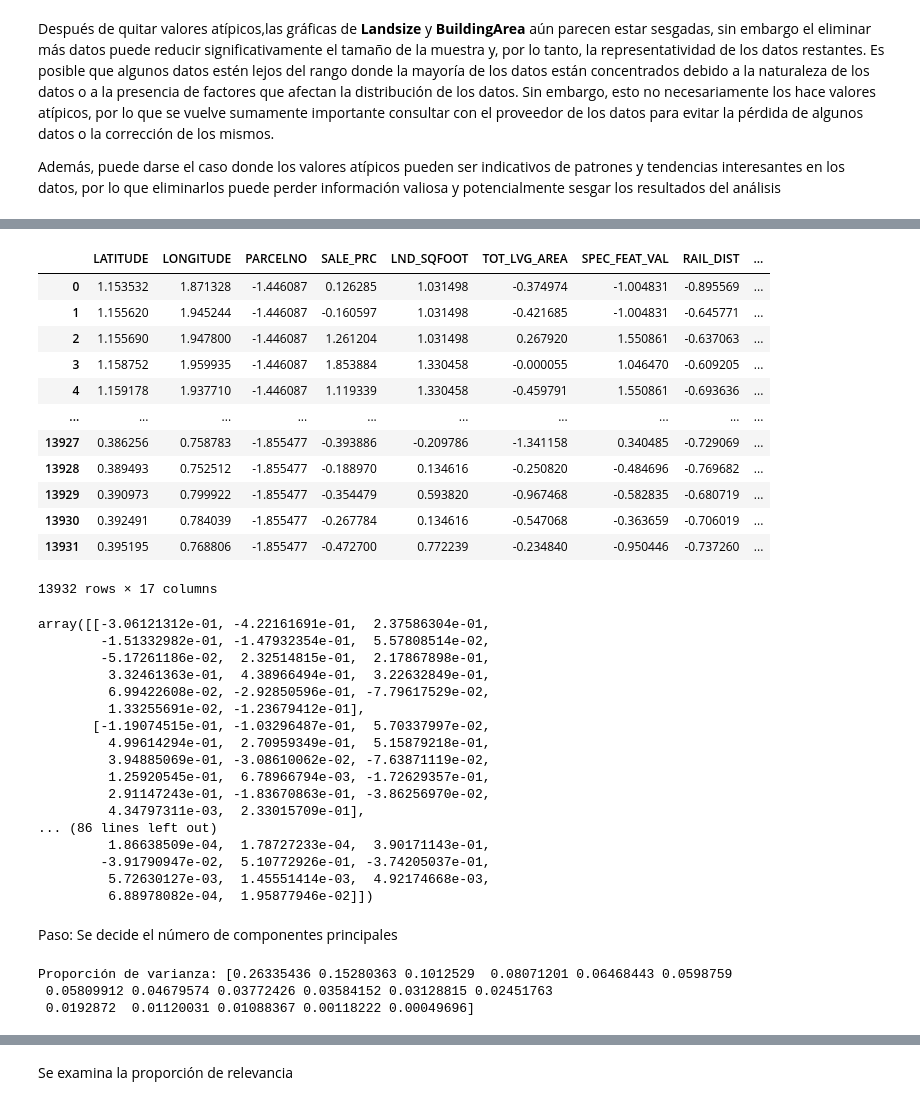
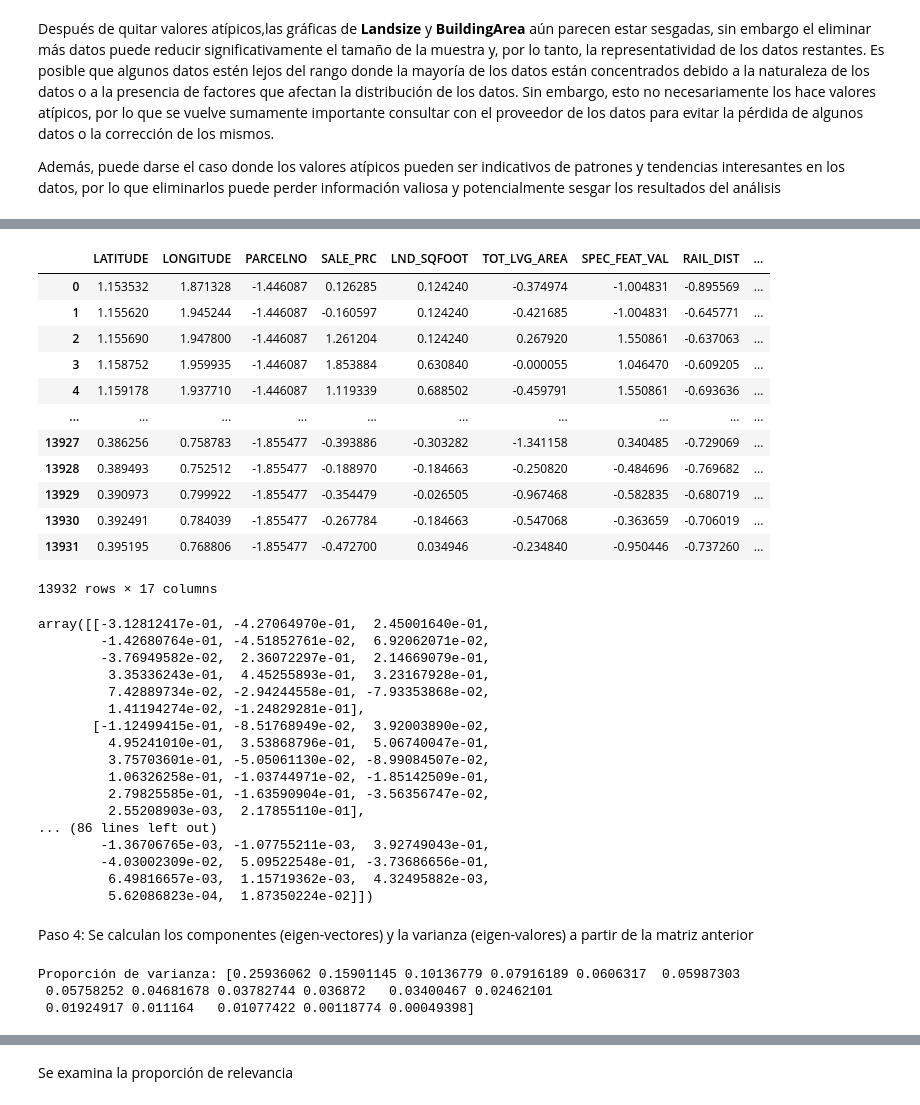
Before and after one commit to OswaCabrera/DataMining, a Jupyter notebook: OCP-HRD-Practica6.ipynb, the cells around one changed output, grey strips where cells are left out. Cells and saved outputs as stored; diff of their text form; code cells hidden in the pictures.

```diff
--- a/OCP-HRD-Practica6.ipynb
+++ b/OCP-HRD-Practica6.ipynb
@@ -49,6 +50,6 @@ import seaborn as sns             # Para la visualización de datos basado en ma
 # Para generar y almacenar los gráficos dentro del cuaderno
 # %%
-DatosMiami = pd.read_csv("Data/miami-housing.csv")
+DatosMiami = pd.read_csv("https://raw.githubusercontent.com/OswaCabrera/DataMining/main/Data/miami-housing.csv")
 DatosMiami
 # %% [output]
 |  | LATITUDE | LONGITUDE | PARCELNO | SALE_PRC | LND_SQFOOT | TOT_LVG_AREA | SPEC_FEAT_VAL | RAIL_DIST | ... |
@@ -340,8 +329,8 @@ La presencia de valores nulos puede afectar el rendimiento del análisis y los m
 
 La función **dropna()** de Pandas permite eliminar filas que contengan valores nulos en un DataFrame. Por defecto, esta función elimina cualquier fila que tenga al menos un valor nulo, aunque es posible especificar umbrales de valores nulos a lo largo de los ejes y eliminar solo aquellas filas que tienen valores nulos en todas sus columnas.
 # %%
-DatosMelbourne = DatosMelbourne.dropna()
-DatosMelbourne.isnull().sum()
+DatosMiami = DatosMiami.dropna()
+DatosMiami.isnull().sum()
 # %% [output]
 LATITUDE             0
 LONGITUDE            0
@@ -378,13 +367,13 @@ umbral_max = [12500]
 
 # Aplicar la función clip a cada valor atipico
 for i in range(len(VariablesValoresAtipicos)):
-    DatosMelbourne[VariablesValoresAtipicos[i]] = DatosMelbourne[VariablesValoresAtipicos[i]].clip(lower=umbral_min[i], upper=umbral_max[i])
+    DatosMiami[VariablesValoresAtipicos[i]] = DatosMiami[VariablesValoresAtipicos[i]].clip(lower=umbral_min[i], upper=umbral_max[i])
 
 for col in VariablesValoresAtipicos:
-  sns.boxplot(x=col, data=DatosMelbourne)
+  sns.boxplot(x=col, data=DatosMiami)
   plt.show()
 
-DatosMelbourne.hist(figsize=(14,14), xrot=45)
+DatosMiami.hist(figsize=(14,14), xrot=45)
 plt.show()
 # %% [output]
 [figure]
@@ -396,22 +398,22 @@ Además, puede darse el caso donde los valores atípicos pueden ser indicativos
 # %%
 from sklearn.decomposition import PCA
 from sklearn.preprocessing import StandardScaler, MinMaxScaler
 Estandarizar1 = StandardScaler() # Se instancia el objeto StandardScaler o MinMaxScaler
-MEstandarizada1 = Estandarizar1.fit_transform(DatosMelbourne) # Se calculan la media y
+MEstandarizada1 = Estandarizar1.fit_transform(DatosMiami) # Se calculan la media y
 #desviación para cada variable, y se escalan los datos
-pd.DataFrame(MEstandarizada1, columns=DatosMelbourne.columns)
+pd.DataFrame(MEstandarizada1, columns=DatosMiami.columns)
 #Los valores más grandes son los que pesarían más, por eso es necesario estandarizar los datos.
 # %% [output]
 |  | LATITUDE | LONGITUDE | PARCELNO | SALE_PRC | LND_SQFOOT | TOT_LVG_AREA | SPEC_FEAT_VAL | RAIL_DIST | ... |
-| 0 | 1.153532 | 1.871328 | -1.446087 | 0.126285 | 1.031498 | -0.374974 | -1.004831 | -0.895569 | ... |
-| 1 | 1.155620 | 1.945244 | -1.446087 | -0.160597 | 1.031498 | -0.421685 | -1.004831 | -0.645771 | ... |
-| 2 | 1.155690 | 1.947800 | -1.446087 | 1.261204 | 1.031498 | 0.267920 | 1.550861 | -0.637063 | ... |
-| 3 | 1.158752 | 1.959935 | -1.446087 | 1.853884 | 1.330458 | -0.000055 | 1.046470 | -0.609205 | ... |
-| 4 | 1.159178 | 1.937710 | -1.446087 | 1.119339 | 1.330458 | -0.459791 | 1.550861 | -0.693636 | ... |
+| 0 | 1.153532 | 1.871328 | -1.446087 | 0.126285 | 0.124240 | -0.374974 | -1.004831 | -0.895569 | ... |
+| 1 | 1.155620 | 1.945244 | -1.446087 | -0.160597 | 0.124240 | -0.421685 | -1.004831 | -0.645771 | ... |
+| 2 | 1.155690 | 1.947800 | -1.446087 | 1.261204 | 0.124240 | 0.267920 | 1.550861 | -0.637063 | ... |
+| 3 | 1.158752 | 1.959935 | -1.446087 | 1.853884 | 0.630840 | -0.000055 | 1.046470 | -0.609205 | ... |
+| 4 | 1.159178 | 1.937710 | -1.446087 | 1.119339 | 0.688502 | -0.459791 | 1.550861 | -0.693636 | ... |
 | ... | ... | ... | ... | ... | ... | ... | ... | ... | ... |
-| 13927 | 0.386256 | 0.758783 | -1.855477 | -0.393886 | -0.209786 | -1.341158 | 0.340485 | -0.729069 | ... |
-| 13928 | 0.389493 | 0.752512 | -1.855477 | -0.188970 | 0.134616 | -0.250820 | -0.484696 | -0.769682 | ... |
-| 13929 | 0.390973 | 0.799922 | -1.855477 | -0.354479 | 0.593820 | -0.967468 | -0.582835 | -0.680719 | ... |
-| 13930 | 0.392491 | 0.784039 | -1.855477 | -0.267784 | 0.134616 | -0.547068 | -0.363659 | -0.706019 | ... |
-| 13931 | 0.395195 | 0.768806 | -1.855477 | -0.472700 | 0.772239 | -0.234840 | -0.950446 | -0.737260 | ... |
+| 13927 | 0.386256 | 0.758783 | -1.855477 | -0.393886 | -0.303282 | -1.341158 | 0.340485 | -0.729069 | ... |
+| 13928 | 0.389493 | 0.752512 | -1.855477 | -0.188970 | -0.184663 | -0.250820 | -0.484696 | -0.769682 | ... |
+| 13929 | 0.390973 | 0.799922 | -1.855477 | -0.354479 | -0.026505 | -0.967468 | -0.582835 | -0.680719 | ... |
+| 13930 | 0.392491 | 0.784039 | -1.855477 | -0.267784 | -0.184663 | -0.547068 | -0.363659 | -0.706019 | ... |
+| 13931 | 0.395195 | 0.768806 | -1.855477 | -0.472700 | 0.034946 | -0.234840 | -0.950446 | -0.737260 | ... |
 13932 rows × 17 columns
@@ -420,32 +424,32 @@ pca = PCA() #Se instancia el objeto PCA #pca
 pca.fit(MEstandarizada1) #Se obtiene los componentes
 pca.components_
 # %% [output]
-array([[-3.06121312e-01, -4.22161691e-01,  2.37586304e-01,
-        -1.51332982e-01, -1.47932354e-01,  5.57808514e-02,
-        -5.17261186e-02,  2.32514815e-01,  2.17867898e-01,
-         3.32461363e-01,  4.38966494e-01,  3.22632849e-01,
-         6.99422608e-02, -2.92850596e-01, -7.79617529e-02,
-         1.33255691e-02, -1.23679412e-01],
-       [-1.19074515e-01, -1.03296487e-01,  5.70337997e-02,
-         4.99614294e-01,  2.70959349e-01,  5.15879218e-01,
-         3.94885069e-01, -3.08610062e-02, -7.63871119e-02,
-         1.25920545e-01,  6.78966794e-03, -1.72629357e-01,
-         2.91147243e-01, -1.83670863e-01, -3.86256970e-02,
-         4.34797311e-03,  2.33015709e-01],
+array([[-3.12812417e-01, -4.27064970e-01,  2.45001640e-01,
+        -1.42680764e-01, -4.51852761e-02,  6.92062071e-02,
+        -3.76949582e-02,  2.36072297e-01,  2.14669079e-01,
+         3.35336243e-01,  4.45255893e-01,  3.23167928e-01,
+         7.42889734e-02, -2.94244558e-01, -7.93353868e-02,
+         1.41194274e-02, -1.24829281e-01],
+       [-1.12499415e-01, -8.51768949e-02,  3.92003890e-02,
+         4.95241010e-01,  3.53868796e-01,  5.06740047e-01,
+         3.75703601e-01, -5.05061130e-02, -8.99084507e-02,
+         1.06326258e-01, -1.03744971e-02, -1.85142509e-01,
+         2.79825585e-01, -1.63590904e-01, -3.56356747e-02,
+         2.55208903e-03,  2.17855110e-01],
 ... (86 lines left out)
-         1.86638509e-04,  1.78727233e-04,  3.90171143e-01,
-        -3.91790947e-02,  5.10772926e-01, -3.74205037e-01,
-         5.72630127e-03,  1.45551414e-03,  4.92174668e-03,
-         6.88978082e-04,  1.95877946e-02]])
+        -1.36706765e-03, -1.07755211e-03,  3.92749043e-01,
+        -4.03002309e-02,  5.09522548e-01, -3.73686656e-01,
+         6.49816657e-03,  1.15719362e-03,  4.32495882e-03,
+         5.62086823e-04,  1.87350224e-02]])
-# %% [markdown]
-Paso: Se decide el número de componentes principales
+# %% [markdown]
+Paso 4: Se calculan los componentes (eigen-vectores) y la varianza (eigen-valores) a partir de la matriz anterior
 # %%
 Varianza = pca.explained_variance_ratio_
 print('Proporción de varianza:', Varianza)
 # %% [output]
-Proporción de varianza: [0.26335436 0.15280363 0.1012529  0.08071201 0.06468443 0.0598759
- 0.05809912 0.04679574 0.03772426 0.03584152 0.03128815 0.02451763
- 0.0192872  0.01120031 0.01088367 0.00118222 0.00049696]
+Proporción de varianza: [0.25936062 0.15901145 0.10136779 0.07916189 0.0606317  0.05987303
+ 0.05758252 0.04681678 0.03782744 0.036872   0.03400467 0.02462101
+ 0.01924917 0.011164   0.01077422 0.00118774 0.00049398]
 # %%
 for i in range(0, Varianza.size):
     print('Componente', i, '->', Varianza[i]*100, '%')
```
Also changed, not shown: parts of 25 cells of this notebook, 1 other file.
